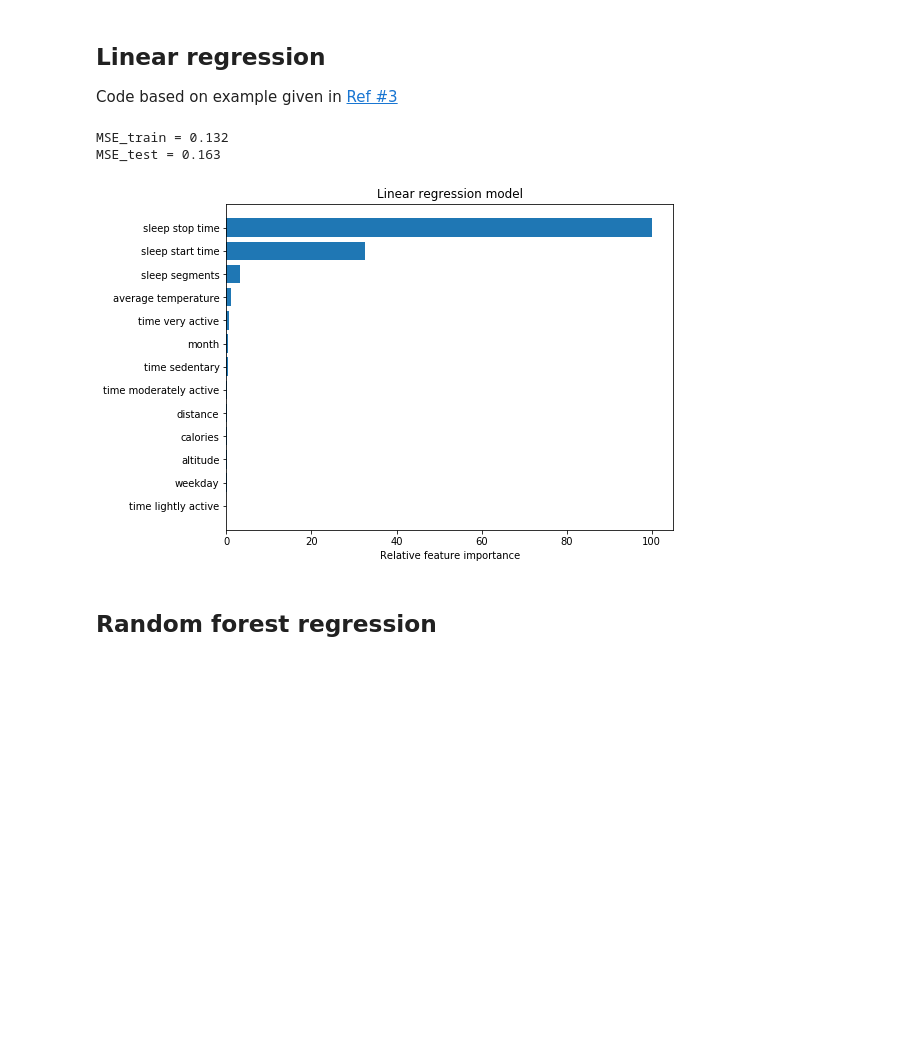
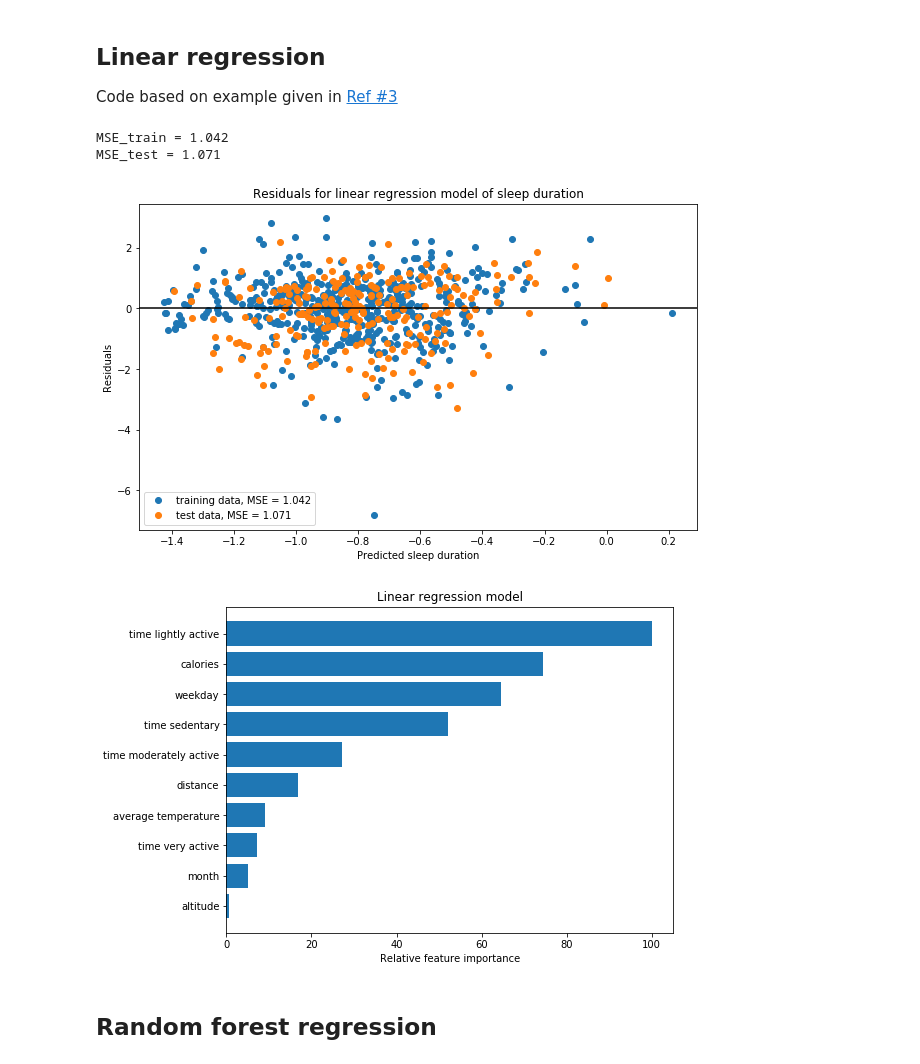
Before and after one commit to Amita22/Machine-Learning-Fitbit-Sleep, a Jupyter notebook: analysis.ipynb, the cells around one changed output. Saved outputs shown, nothing was run; the diff lists cells and outputs as text; code cells hidden in the pictures; blank space fills up the shorter version.

```diff
--- a/analysis.ipynb
+++ b/analysis.ipynb
@@ -251,7 +251,7 @@ def process_sleep_data(df_sleep_raw: pd.DataFrame) -> pd.DataFrame:
                                    #"light sleep fraction":light_list,
                                    #"rem sleep fraction":rem_list,
                                    #"deep sleep fraction":deep_list,
-                                   "sleep segments":sleep_segment_list,
+                                   #"sleep segments":sleep_segment_list,
                                    "sleep duration":duration_list},
                                 index=date_list)
     df_sleep_clean.index = pd.to_datetime(df_sleep_clean.index)
@@ -281,7 +281,7 @@ def get_Xy(variable: str, df: pd.DataFrame) -> pd.DataFrame:
     if variable=="sleep start time":
         df_reduced = df_reduced.drop('sleep stop time',axis='columns')
         df_reduced = df_reduced.drop('sleep duration',axis='columns')
-        df_reduced = df_reduced.drop('sleep segments',axis='columns')
+        #df_reduced = df_reduced.drop('sleep segments',axis='columns')
     if variable=="sleep stop time":
         df_reduced = df_reduced.drop('sleep duration',axis='columns')
     #df_lr = df_lr.drop('wake sleep fraction',axis='columns')
@@ -319,8 +319,9 @@ def plot_residuals(model: str, pred_train: pd.DataFrame, pred_test: pd.DataFrame
 #Create a pandas dataframe to store Fitbit data
 dates = pd.date_range(start='1/2/2017', end='8/31/2019') #Dates spanned by Fitbit data
 df = pd.DataFrame(index=dates)
-df['weekday'] = df.index.weekday #Set column for date weekday, see Ref #5
-df['month'] = df.index.month #Set column for date month
+df_copy = df
+df_copy['weekday'] = df_copy.index.weekday #Set column for date weekday, see Ref #5
+df_copy['month'] = df_copy.index.month #Set column for date month
 
 #List of fitbit activity parameters of interest
 fitbit_list = [["distance","distance"],
@@ -341,7 +342,7 @@ for parameter, name in fitbit_list:
     df_parameter = get_fitbit_data(parameter, name)
     df[name] = df_parameter
 
-#Get weather data and store in a dataframe
+#Get weather data
 df_weather = get_weather_data()
 df = df.join(df_weather)
 
@@ -349,3 +350,4 @@ df = df.join(df_weather)
 df_sleep_raw = get_sleep_data()
 df_sleep = process_sleep_data(df_sleep_raw)
 df = df.join(df_sleep)
+df.describe()
@@ -385,30 +397,32 @@ Code based on example given in [Ref #3](#References)
 # %%
 from sklearn.linear_model import LinearRegression
 #from sklearn.linear_model import Ridge
 #from sklearn.linear_model import Lasso
 from sklearn.feature_selection import f_regression
 from sklearn.metrics import mean_squared_error
 
-X, y = get_Xy("sleep duration",df)
+#X, y = get_Xy("sleep duration",df)
+X, y = get_Xy("sleep start time",df)
 X_train, X_test, y_train, y_test = train_test_split(X, y, test_size=0.33, random_state=5)
 lr = LinearRegression()
 #lr = Ridge(alpha=.5)
 #lr = Lasso(alpha=.1)
 lr.fit(X_train, y_train)
 pred_train = lr.predict(X_train)
 pred_test = lr.predict(X_test)
 MSE_train = mean_squared_error(y_train, pred_train)
 MSE_test = mean_squared_error(y_test, pred_test)
 print("MSE_train = {:.3f}".format(MSE_train))
 print("MSE_test = {:.3f}".format(MSE_test))
-#plot_residuals('linear regression',pred_train,pred_test)
+plot_residuals('linear regression',pred_train,pred_test)
 
 f_values, p_values = f_regression(X, y)
 plot_feature_importance(f_values,'Linear regression model')
 # %% [output]
-MSE_train = 0.132
-MSE_test = 0.163
+MSE_train = 1.042
+MSE_test = 1.071
-[figure, old version]
+[figure, new version]
+[figure, added]
 # %% [markdown]
 ## Random forest regression
 # %%
```
Also changed, not shown: parts of 5 cells of this notebook.
